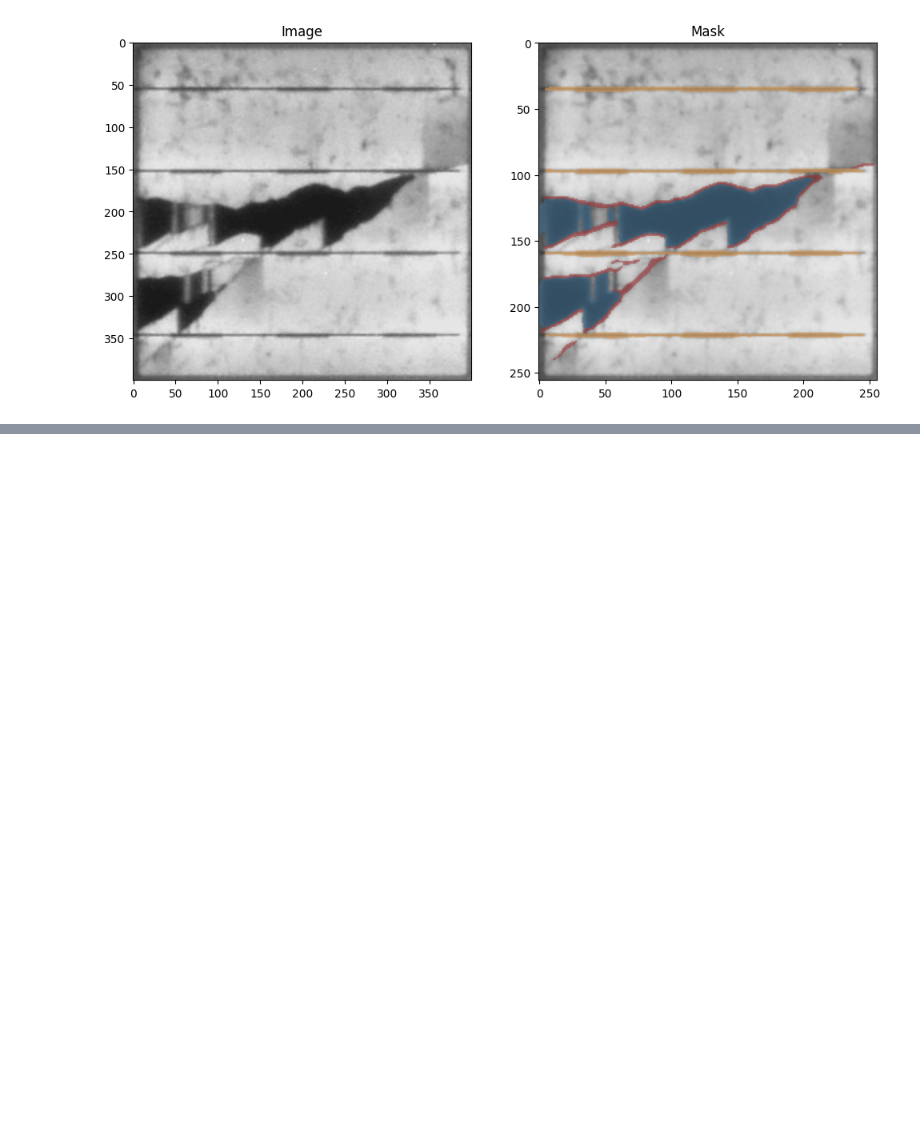
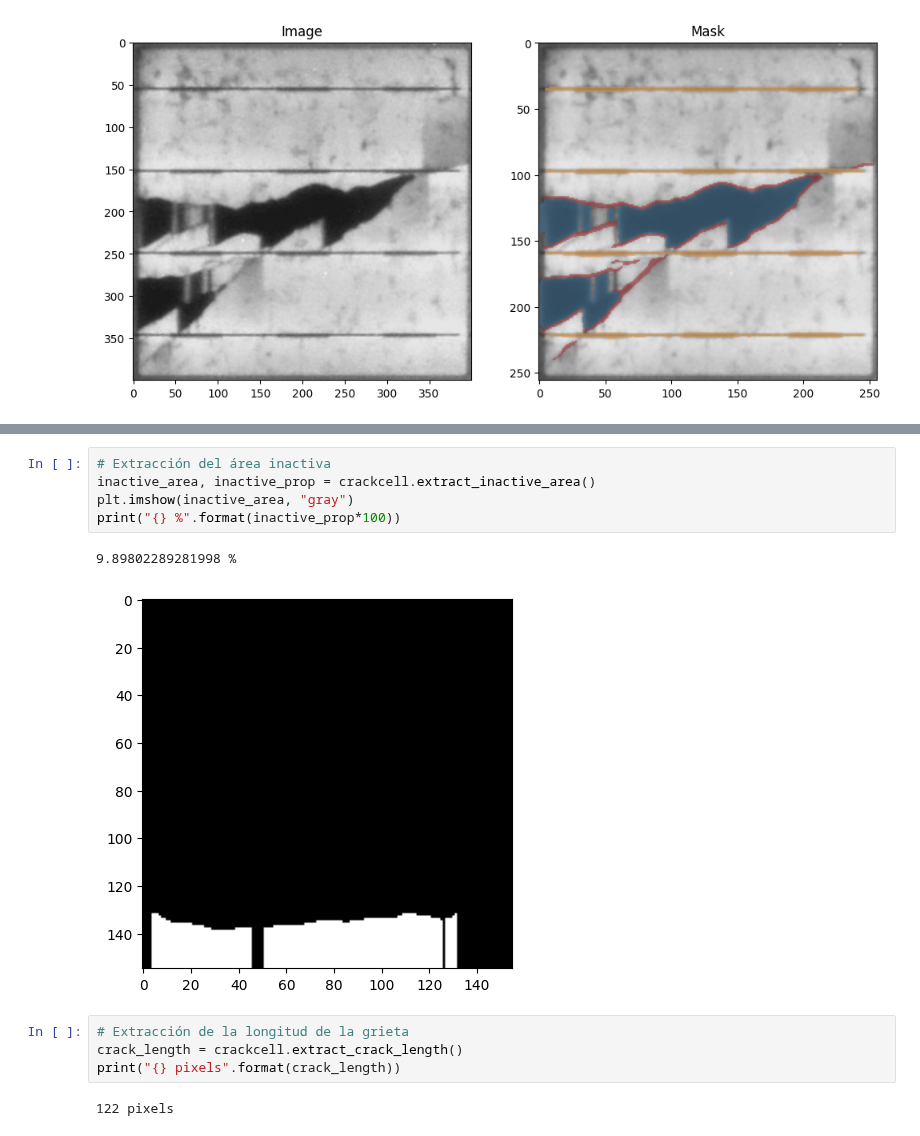
Before and after one commit to Franklingo13/PVDefectDetect, a Jupyter notebook: TestsPV-vision/test_modelhandler_prediction.ipynb, the cells around one changed output, grey strips where cells are left out. Cells and saved outputs as stored; diff of their text form; blank space fills up the shorter version.

```diff
--- a/TestsPV-vision/test_modelhandler_prediction.ipynb
+++ b/TestsPV-vision/test_modelhandler_prediction.ipynb
@@ -285,0 +332,14 @@ plt.show()
+# %%
+# Extracción del área inactiva
+inactive_area, inactive_prop = crackcell.extract_inactive_area()
+plt.imshow(inactive_area, "gray")
+print("{} %".format(inactive_prop*100))
+# %% [output]
+9.89802289281998 %
+[figure, added]
+# %%
+# Extracción de la longitud de la grieta
+crack_length = crackcell.extract_crack_length()
+print("{} pixels".format(crack_length))
+# %% [output]
+122 pixels
```
Also changed, not shown: parts of 11 cells of this notebook.
